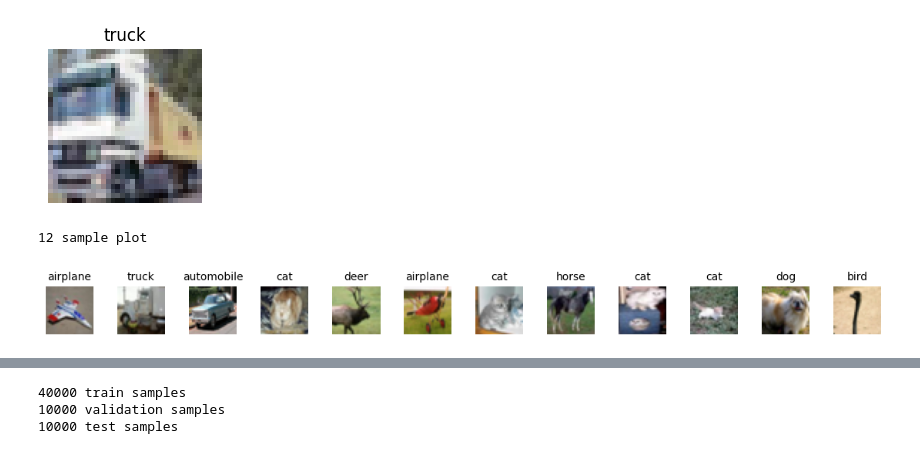
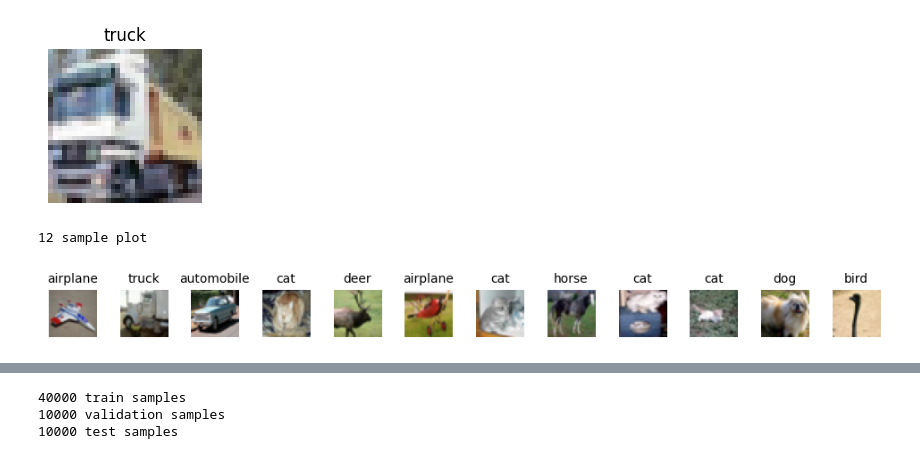
Before and after one commit to Crediteur/Jupyter-Notebooks, a Jupyter notebook: cifar10_Image_Classification/CM3015_Final_cifar10.ipynb, the cells around one changed output, grey strips where cells are left out. Cells and saved outputs as stored; diff of their text form; code cells hidden in the pictures.

```diff
--- a/cifar10_Image_Classification/CM3015_Final_cifar10.ipynb
+++ b/cifar10_Image_Classification/CM3015_Final_cifar10.ipynb
@@ -104,39 +122,42 @@ plot_sample(X_train[1], y_train[1][0])
 # %% [output]
 [figure]
 # %%
-# plot multiple images from cifar10 dataset as subplots
 def plot_multi_sample(samples=X_train[0:8], labels=[6, 9, 9, 4, 1, 1, 2, 7],
                       pred_labels=None, name='sample plot'):
+    """
+    plot pixel image data using matplotlib
+    by default displays 10 samples at a time
+    """
     length = len(samples)
 
     # create horizontal figure with subplots
-    fig, axes = plt.subplots(1, length, figsize=(14, 8))
+    fig, axes = plt.subplots(1, length, figsize=(12, 6))
     axes = axes.flatten()
 
     # create subplot for each image data
     for i in range(length):
         data = samples[i]
         label = labels[i]
 
         # plot parameters
         plt.subplot(1, length, i+1)
         plt.axis('off')
 
         if pred_labels is not None:
             plt.title(f'True: {target_names[labels[i]]}\nPred: {target_names[pred_labels[i]]}',
                       fontsize=10)
         else:
             plt.title(target_names[labels[i]],
                       fontsize=10)
         plt.subplots_adjust(wspace=0.5)
         plt.imshow(samples[i])
 
     # display sample count and show plot
     print(f'{length} {name}')
     plt.show()
 
-
+# show some examples
 plot_multi_sample(X_train[30:42], [y[0] for y in y_train[30:42]])
 # %% [output]
 12 sample plot
-[figure, old version]
+[figure, new version]
```
Also changed, not shown: parts of 126 cells of this notebook, 2 other files.
